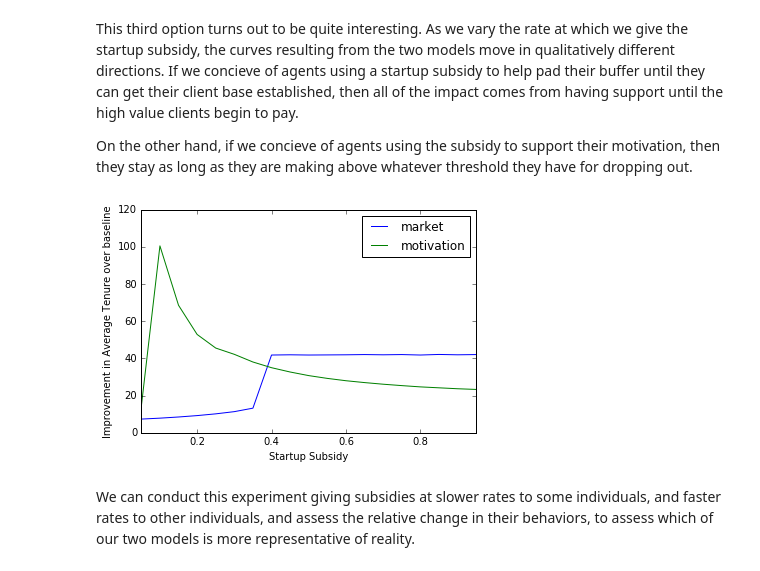
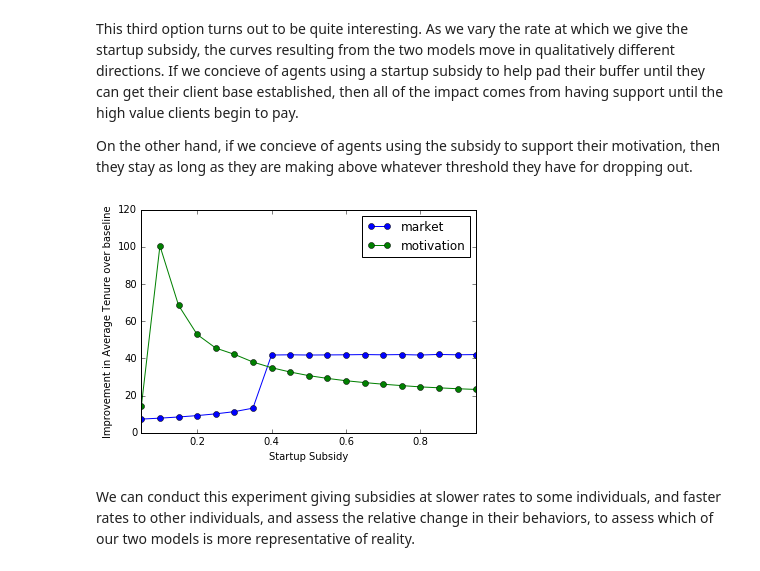
Before and after one commit to SDXorg/PySD-Cookbook, a Jupyter notebook: source/analyses/model_comparison/Designing_Experiments.ipynb, the cells around one changed output. Cells and saved outputs as stored; diff of their text form; code cells hidden in the pictures.

```diff
--- a/source/analyses/model_comparison/Designing_Experiments.ipynb
+++ b/source/analyses/model_comparison/Designing_Experiments.ipynb
@@ -112,9 +120,9 @@ On the other hand, if we concieve of agents using the subsidy to support their m
 total_subsidy_res = total_subsidy.apply(runner, axis=1)
 # %%
 total_subsidy_res.index = total_subsidy['Startup Subsidy']
-total_subsidy_res.plot()
+total_subsidy_res.plot(style='o-')
 plt.ylabel('Improvement in Average Tenure over baseline');
 # %% [output]
-[figure, old version]
+[figure, new version]
 # %% [markdown]
 We can conduct this experiment giving subsidies at slower rates to some individuals, and faster rates to other individuals, and assess the relative change in their behaviors, to assess which of our two models is more representative of reality.
```
Also changed, not shown: parts of 6 cells of this notebook, 1 other file.
